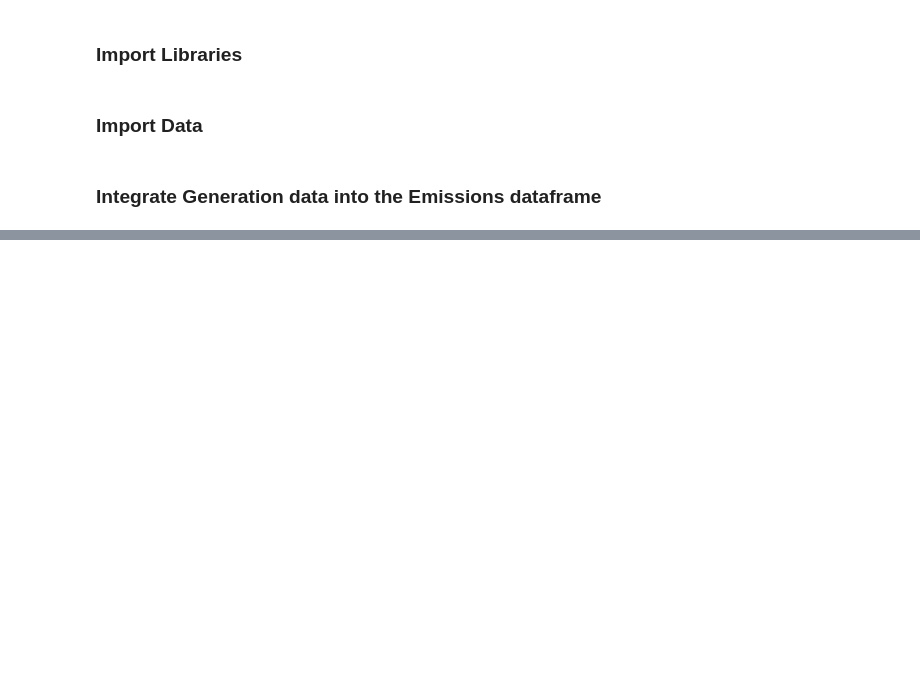
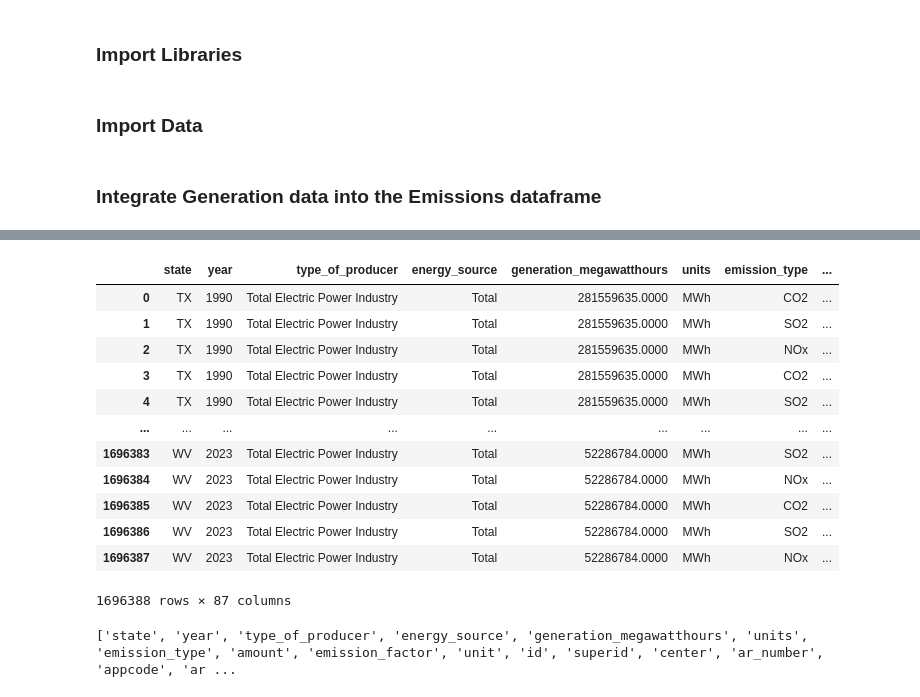
Before and after one commit to IndustrialEnergy/dataintegration, a Jupyter notebook: src/Electricity_Emissions_Integration.ipynb, the cells around one changed output, grey strips where cells are left out. Drawn from its saved outputs; the diff is of its cells as text; code cells hidden in the pictures; blank space fills up the shorter version.

```diff
--- a/src/Electricity_Emissions_Integration.ipynb
+++ b/src/Electricity_Emissions_Integration.ipynb
@@ -70,0 +189,46 @@ emissions_generation_df
+# %%
+# reoder columns in assess_emissions_df
+assess_recc_emissions_columns_order = ['state', 'year', 'type_of_producer', 'energy_source',
+                                  'generation_megawatthours', 'units', 'emission_type',
+                                  'amount', 'emission_factor', 'unit', 'id', 'superid',
+                                  'center', 'ar_number', 'appcode', 'arc2', 'impstatus',
+                                  'impcost', 'ref_year_impcost', 'source_rank', 'sourccode',
+                                  'conserved', 'conserved_emissions', 'u', 'sourconsv',
+                                  'saved', 'rebate', 'incremntal', 'ic_capital', 'ic_other',
+                                  'payback', 'bptool', 'sic', 'naics', 'sales', 'employees',
+                                  'plant_area', 'products', 'produnits', 'prodlevel',
+                                  'prodhours', 'numars','ec_plant_cost', 'ec_plant_usage',
+                                  'ec_emissions', 'u',
+                                  'ed_plant_cost', 'ed_plant_usage', 'ef_plant_cost',
+                                  'e2_plant_cost', 'e2_plant_usage', 'e3_plant_cost',
+                                  'e3_plant_usage', 'e4_plant_cost', 'e4_plant_usage',
+                                  'e5_plant_cost', 'e5_plant_usage', 'e6_plant_cost',
+                                  'e6_plant_usage', 'e7_plant_cost', 'e7_plant_usage',
+                                  'e8_plant_cost', 'e8_plant_usage', 'e9_plant_cost',
+                                  'e9_plant_usage', 'e10_plant_cost', 'e10_plant_usage',
+                                  'e11_plant_cost', 'e11_plant_usage', 'e12_plant_cost',
+                                  'e12_plant_usage', 'w0_plant_cost', 'w0_plant_usage',
+                                  'w1_plant_cost', 'w1_plant_usage', 'w2_plant_cost',
+                                  'w2_plant_usage', 'w3_plant_cost', 'w3_plant_usage',
+                                  'w4_plant_cost', 'w4_plant_usage', 'w5_plant_cost',
+                                  'w5_plant_usage', 'w6_plant_cost', 'w6_plant_usage']
+assess_recc_emissions_df = assess_recc_emissions_df[assess_recc_emissions_columns_order]
+assess_recc_emissions_df
+# %% [output]
+|  | state | year | type_of_producer | energy_source | generation_megawatthours | units | emission_type | ... |
+| 0 | TX | 1990 | Total Electric Power Industry | Total | 281559635.0000 | MWh | CO2 | ... |
+| 1 | TX | 1990 | Total Electric Power Industry | Total | 281559635.0000 | MWh | SO2 | ... |
+| 2 | TX | 1990 | Total Electric Power Industry | Total | 281559635.0000 | MWh | NOx | ... |
+| 3 | TX | 1990 | Total Electric Power Industry | Total | 281559635.0000 | MWh | CO2 | ... |
+| 4 | TX | 1990 | Total Electric Power Industry | Total | 281559635.0000 | MWh | SO2 | ... |
+| ... | ... | ... | ... | ... | ... | ... | ... | ... |
+| 1696383 | WV | 2023 | Total Electric Power Industry | Total | 52286784.0000 | MWh | SO2 | ... |
+| 1696384 | WV | 2023 | Total Electric Power Industry | Total | 52286784.0000 | MWh | NOx | ... |
+| 1696385 | WV | 2023 | Total Electric Power Industry | Total | 52286784.0000 | MWh | CO2 | ... |
+| 1696386 | WV | 2023 | Total Electric Power Industry | Total | 52286784.0000 | MWh | SO2 | ... |
+| 1696387 | WV | 2023 | Total Electric Power Industry | Total | 52286784.0000 | MWh | NOx | ... |
+1696388 rows × 87 columns
+# %%
+print(list(assess_recc_emissions_df.columns))
+# %% [output]
+['state', 'year', 'type_of_producer', 'energy_source', 'generation_megawatthours', 'units', 'emission_type', 'amount', 'emission_factor', 'unit', 'id', 'superid', 'center', 'ar_number', 'appcode', 'ar ...
```
Also changed, not shown: parts of 18 cells of this notebook, 1 other file.
